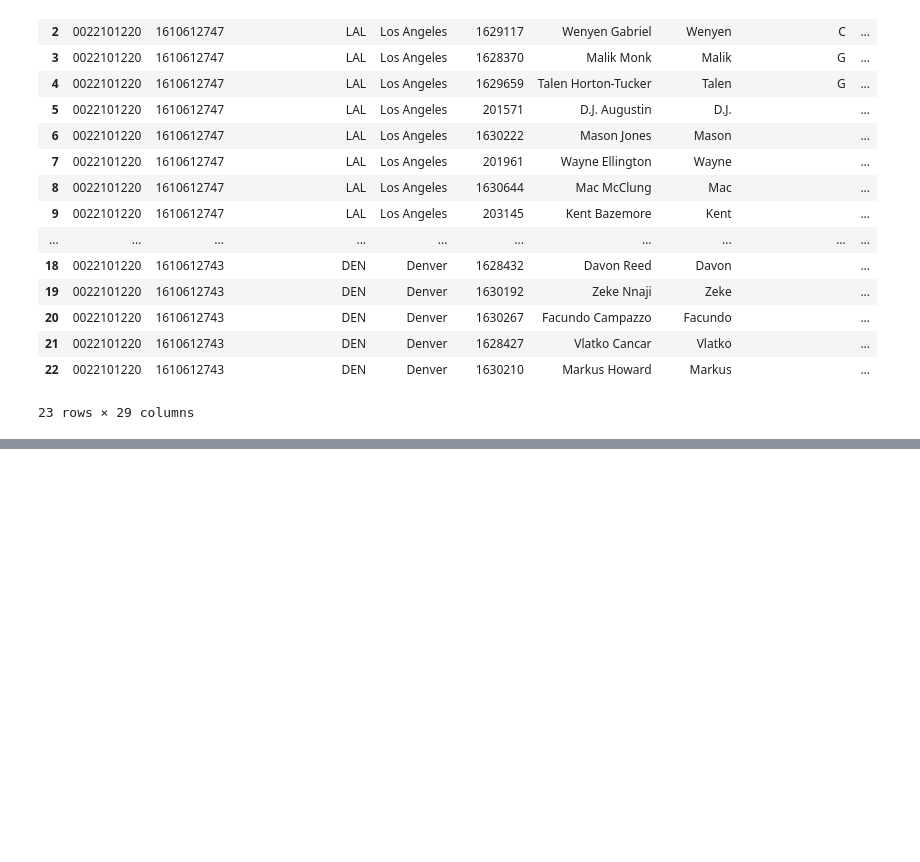
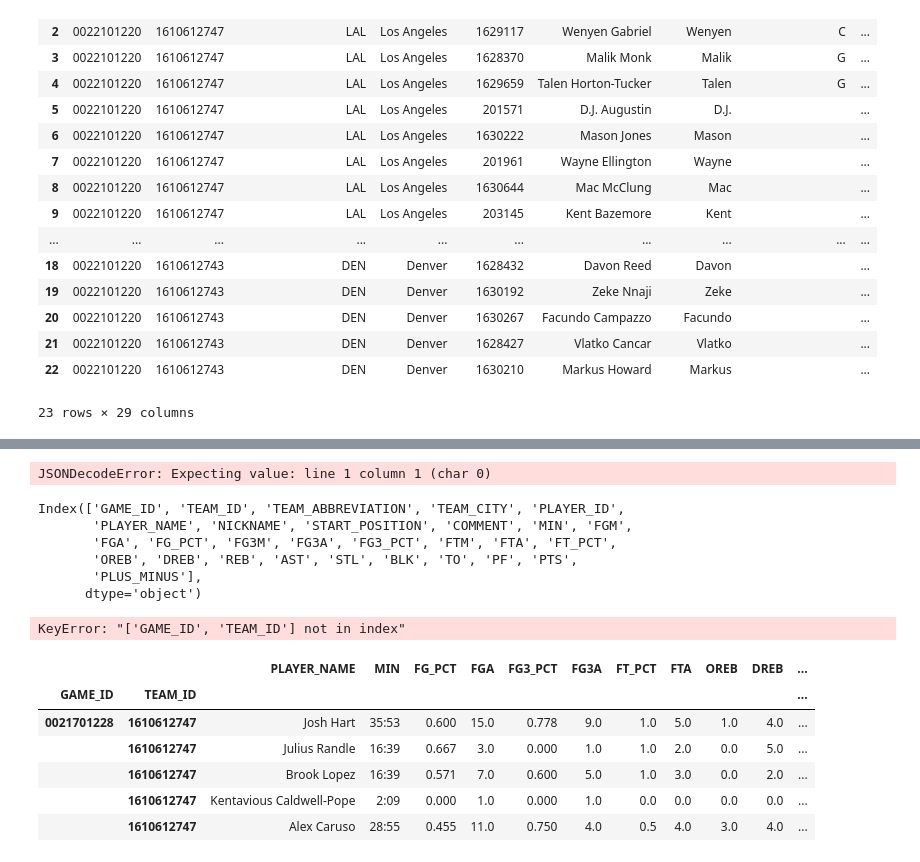
Before and after one commit to anacrusis24/NBA, a Jupyter notebook: analysis/get_data.ipynb, the cells around one changed output, grey strips where cells are left out. Cells and saved outputs as stored; diff of their text form; code cells hidden in the pictures; blank space fills up the shorter version.

```diff
--- a/analysis/get_data.ipynb
+++ b/analysis/get_data.ipynb
@@ -47,0 +127,6 @@ Index(['GAME_ID', 'TEAM_ID', 'TEAM_ABBREVIATION', 'TEAM_CITY', 'PLAYER_ID',
+# %%
+season_2017 = season_2017[['GAME_ID', 'TEAM_ID', 'TEAM_NAME', 'WL']]
+# %%
+box = boxscoretraditionalv2.BoxScoreTraditionalV2(game_id = season_2017.GAME_ID.unique())
+# %% [output]
+JSONDecodeError: Expecting value: line 1 column 1 (char 0)
@@ -47,0 +144,24 @@ Index(['GAME_ID', 'TEAM_ID', 'TEAM_ABBREVIATION', 'TEAM_CITY', 'PLAYER_ID',
+# %%
+pca_data.columns
+# %% [output]
+Index(['GAME_ID', 'TEAM_ID', 'TEAM_ABBREVIATION', 'TEAM_CITY', 'PLAYER_ID',
+       'PLAYER_NAME', 'NICKNAME', 'START_POSITION', 'COMMENT', 'MIN', 'FGM',
+       'FGA', 'FG_PCT', 'FG3M', 'FG3A', 'FG3_PCT', 'FTM', 'FTA', 'FT_PCT',
+       'OREB', 'DREB', 'REB', 'AST', 'STL', 'BLK', 'TO', 'PF', 'PTS',
+       'PLUS_MINUS'],
+      dtype='object')
+# %%
+pca_data = pca_data[['GAME_ID', 'TEAM_ID', 'MIN', 'FG_PCT', 'FGA', 'FG3_PCT', 'FG3A', 'FT_PCT', 'FTA',
+                     'OREB', 'DREB', 'AST', 'STL', 'BLK', 'TO', 'PTS', 'PF']]
+# %% [output]
+KeyError: "['GAME_ID', 'TEAM_ID'] not in index"
+# %%
+pca_data.head()
+# %% [output]
+|  |  | PLAYER_NAME | MIN | FG_PCT | FGA | FG3_PCT | FG3A | FT_PCT | FTA | OREB | DREB | ... |
+| GAME_ID | TEAM_ID |  |  |  |  |  |  |  |  |  |  | ... |
+| 0021701228 | 1610612747 | Josh Hart | 35:53 | 0.600 | 15.0 | 0.778 | 9.0 | 1.0 | 5.0 | 1.0 | 4.0 | ... |
+|  | 1610612747 | Julius Randle | 16:39 | 0.667 | 3.0 | 0.000 | 1.0 | 1.0 | 2.0 | 0.0 | 5.0 | ... |
+|  | 1610612747 | Brook Lopez | 16:39 | 0.571 | 7.0 | 0.600 | 5.0 | 1.0 | 3.0 | 0.0 | 2.0 | ... |
+|  | 1610612747 | Kentavious Caldwell-Pope | 2:09 | 0.000 | 1.0 | 0.000 | 1.0 | 0.0 | 0.0 | 0.0 | 0.0 | ... |
+|  | 1610612747 | Alex Caruso | 28:55 | 0.455 | 11.0 | 0.750 | 4.0 | 0.5 | 4.0 | 3.0 | 4.0 | ... |
```
Also changed, not shown: parts of 16 cells of this notebook.
